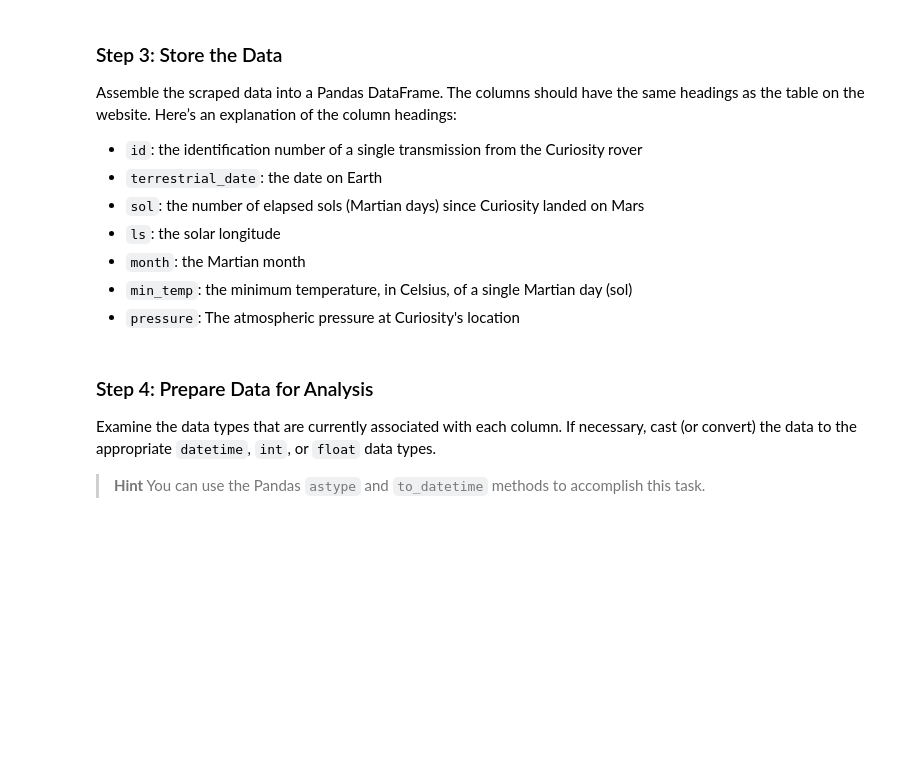
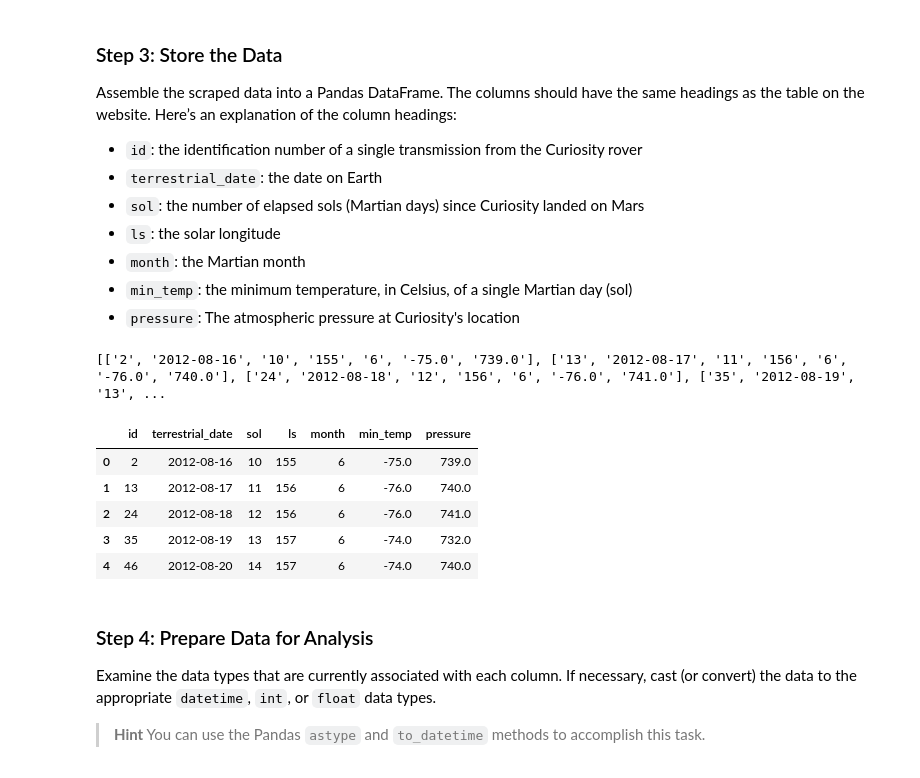
Before and after one commit to yslavcom-code/challenge-11-mars-scraping, a Jupyter notebook: part_2_mars_weather.ipynb, the cells around one changed output. Drawn from its saved outputs; the diff is of its cells as text; code cells hidden in the pictures; blank space fills up the shorter version.

Commit message:
created dataframe

```diff
--- a/part_2_mars_weather.ipynb
+++ b/part_2_mars_weather.ipynb
@@ -32,7 +32,8 @@ html = browser.html
 soup = BeautifulSoup(html, 'html.parser')
 # %%
 # Extract all rows of data
-rows_of_data = soup.find_all('tr', class_='data-row')
-rows_of_data
-#print(type(rows_of_data))
+
+# get headers
+headers = [th.text.strip() for th in soup.find_all('th')]
+print(headers)
 # %% [output]
@@ -52,12 +53,29 @@ Assemble the scraped data into a Pandas DataFrame. The columns should have the s
 # %%
 # Create an empty list
 
+rows = []
 
 # Loop through the scraped data to create a list of rows
+for row in soup.find_all('tr', class_='data-row'):
+    cells = [td.text.strip() for td in row.find_all('td')]
+    rows.append(cells)
+
+print(rows)
+# %% [output]
+[['2', '2012-08-16', '10', '155', '6', '-75.0', '739.0'], ['13', '2012-08-17', '11', '156', '6', '-76.0', '740.0'], ['24', '2012-08-18', '12', '156', '6', '-76.0', '741.0'], ['35', '2012-08-19', '13', ...
 # %%
 # Create a Pandas DataFrame by using the list of rows and a list of the column names
+df = pd.DataFrame(rows, columns=headers)
 # %%
 # Confirm DataFrame was created successfully
+df.head()
+# %% [output]
+|  | id | terrestrial_date | sol | ls | month | min_temp | pressure |
+| 0 | 2 | 2012-08-16 | 10 | 155 | 6 | -75.0 | 739.0 |
+| 1 | 13 | 2012-08-17 | 11 | 156 | 6 | -76.0 | 740.0 |
+| 2 | 24 | 2012-08-18 | 12 | 156 | 6 | -76.0 | 741.0 |
+| 3 | 35 | 2012-08-19 | 13 | 157 | 6 | -74.0 | 732.0 |
+| 4 | 46 | 2012-08-20 | 14 | 157 | 6 | -74.0 | 740.0 |
 # %% [markdown]
 ### Step 4: Prepare Data for Analysis
 
```
Also changed, not shown: parts of 1 cell of this notebook.
